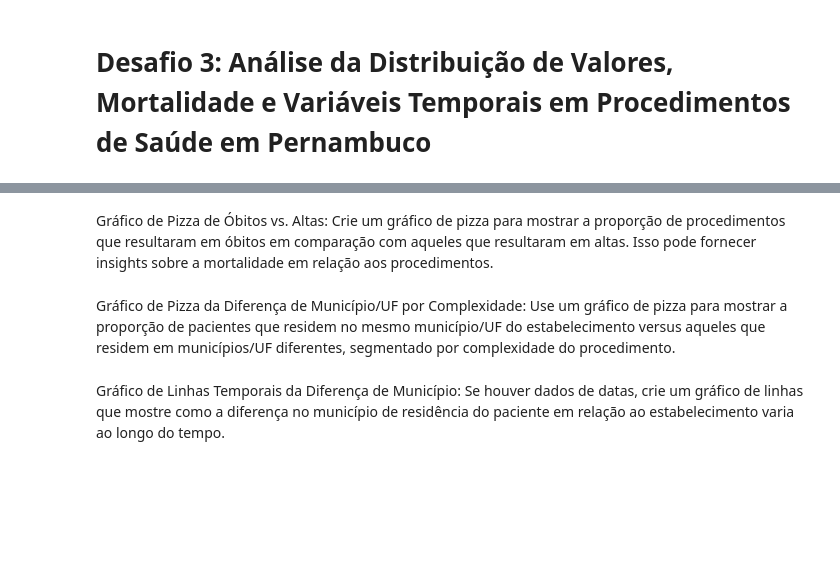
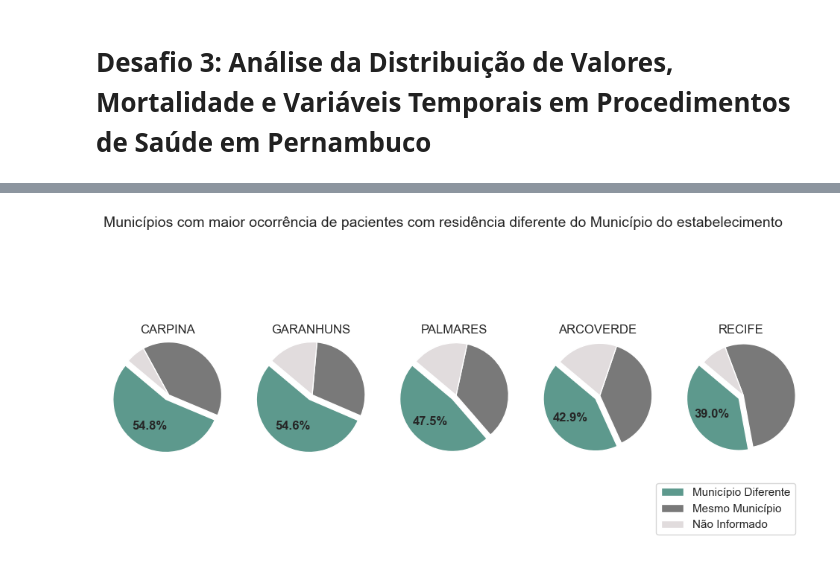
Before and after one commit to Vinicius-Luiz/etl_data_analisys_sia_python, a Jupyter notebook: 004_Data_Analysis.ipynb, the cells around one changed output, grey strips where cells are left out. Cells and saved outputs as stored; diff of their text form; code cells hidden in the pictures; blank space fills up the shorter version.

Commit message:
Adicionando gráficos Desafio 3

```diff
--- a/004_Data_Analysis.ipynb
+++ b/004_Data_Analysis.ipynb
@@ -819,6 +815,20 @@ Gráfico de Série Temporal de Atendimentos: Se houver dados de datas, crie um g
-# %% [markdown]
-Gráfico de Pizza de Óbitos vs. Altas: Crie um gráfico de pizza para mostrar a proporção de procedimentos que resultaram em óbitos em comparação com aqueles que resultaram em altas. Isso pode fornecer insights sobre a mortalidade em relação aos procedimentos.
-# %% [markdown]
-Gráfico de Pizza da Diferença de Município/UF por Complexidade: Use um gráfico de pizza para mostrar a proporção de pacientes que residem no mesmo município/UF do estabelecimento versus aqueles que residem em municípios/UF diferentes, segmentado por complexidade do procedimento.
-# %% [markdown]
-Gráfico de Linhas Temporais da Diferença de Município: Se houver dados de datas, crie um gráfico de linhas que mostre como a diferença no município de residência do paciente em relação ao estabelecimento varia ao longo do tempo.
+# %%
+SQL_301 = '''
+SELECT PA_UFMUN
+     , DS_PA_UFMUN
+     , ROUND( (SUM(DIF_0) / COUNT(1))*100, 2) AS DIF_0
+     , ROUND( (SUM(DIF_1) / COUNT(1))*100, 2) AS DIF_1
+     , ROUND( (SUM(DIF_9) / COUNT(1))*100, 2) AS DIF_9
+ FROM  (
+        SELECT PA_UFMUN
+             , DS_PA_UFMUN
+             , DECODE({}, 0, 1, 0) AS DIF_0
+             , DECODE({}, 1, 1, 0) AS DIF_1
+             , DECODE({}, 9, 1, 0) AS DIF_9
+        FROM VW_SIA
+        )
+ GROUP BY PA_UFMUN
+        , DS_PA_UFMUN
+ ORDER BY 4 DESC
+ LIMIT 5
+'''
@@ -824,0 +885,4 @@ Gráfico de Linhas Temporais da Diferença de Município: Se houver dados de dat
+# %%
+plot_pie_301('PA_MNDIF')
+# %% [output]
+[figure, added]
```
Also changed, not shown: parts of 5 cells of this notebook.
